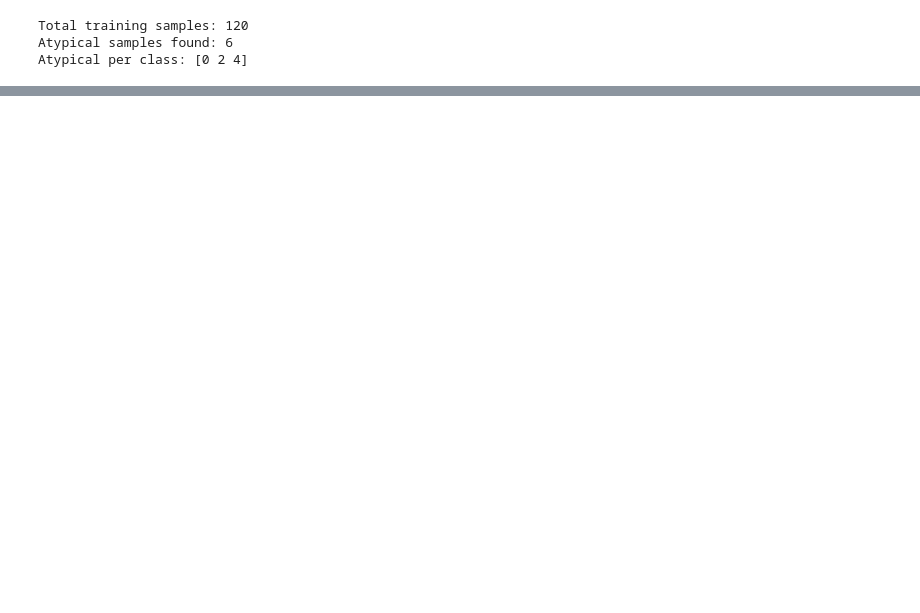
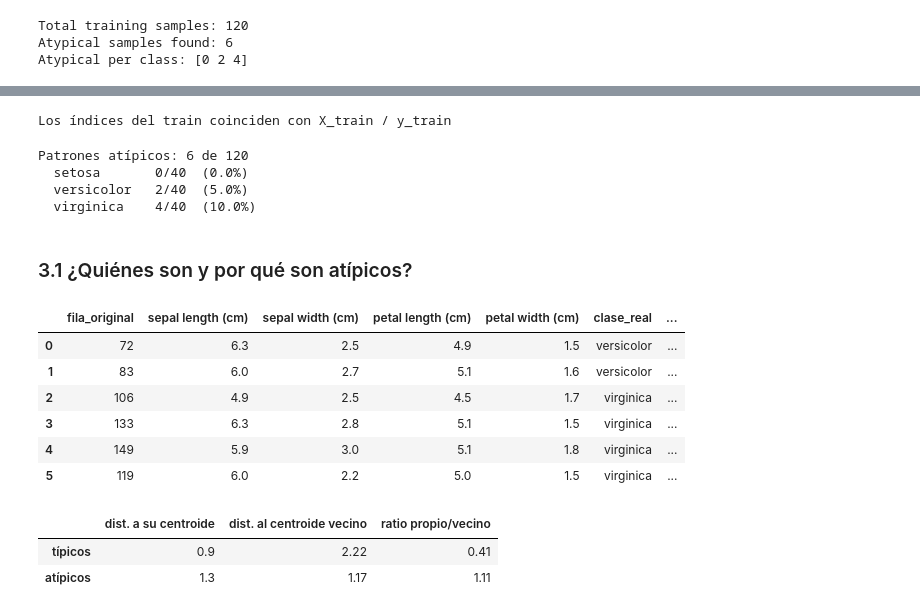
Before and after one commit to dxnielcapi/ml-excercise-, a Jupyter notebook: Homework_Cleaning_Data_Set/wilson-editing-irisplant.ipynb, the cells around one changed output, grey strips where cells are left out. Cells and saved outputs as stored; diff of their text form; code cells hidden in the pictures; blank space fills up the shorter version.

```diff
--- a/Homework_Cleaning_Data_Set/wilson-editing-irisplant.ipynb
+++ b/Homework_Cleaning_Data_Set/wilson-editing-irisplant.ipynb
@@ -139,0 +142,78 @@ Atypical per class: [0 2 4]
+# %%
+# Recuperamos los índices originales del conjunto de entrenamiento
+idx_all = np.arange(len(df))
+idx_train, idx_test = train_test_split(
+    idx_all, test_size=0.2, stratify=y, random_state=42
+)
+
+# Verificación: la partición por índices coincide con la de X, y
+assert np.allclose(X[idx_train], X_train) and np.array_equal(y[idx_train], y_train)
+print("Los índices del train coinciden con X_train / y_train")
+# %% [output]
+Los índices del train coinciden con X_train / y_train
+# %%
+def wilson_editing_details(X, y, k=3):
+    """Versión detallada: además de la máscara devuelve el voto de los k vecinos
+    y las etiquetas de esos vecinos, para poder inspeccionar cada patrón atípico."""
+    X, y = np.asarray(X), np.asarray(y)
+    nn = NearestNeighbors(n_neighbors=k).fit(X)
+    _, idx = nn.kneighbors()                      # sin incluirse a sí mismo
+    neighbor_labels = y[idx]
+    votes = np.array([np.bincount(row, minlength=y.max() + 1).argmax()
+                      for row in neighbor_labels])
+    return votes != y, votes, neighbor_labels
+
+
+atypical, votes, neighbor_labels = wilson_editing_details(X_train_scaled, y_train, k=3)
+
+class_names = iris.target_names
+print("Patrones atípicos:", atypical.sum(), "de", len(y_train))
+for c in range(3):
+    n_c = (y_train == c).sum()
+    n_a = ((y_train == c) & atypical).sum()
+    print(f"  {class_names[c]:<12} {n_a}/{n_c}  ({n_a / n_c:.1%})")
+# %% [output]
+Patrones atípicos: 6 de 120
+  setosa       0/40  (0.0%)
+  versicolor   2/40  (5.0%)
+  virginica    4/40  (10.0%)
+# %% [markdown]
+### 3.1 ¿Quiénes son y por qué son atípicos?
+# %%
+report = pd.DataFrame(X_train[atypical], columns=iris.feature_names)
+report.insert(0, "fila_original", idx_train[atypical])
+report["clase_real"] = [class_names[c] for c in y_train[atypical]]
+report["voto_3nn"] = [class_names[c] for c in votes[atypical]]
+report["etiquetas_vecinos"] = ["-".join(class_names[c][:4] for c in row)
+                               for row in neighbor_labels[atypical]]
+
+report = report.sort_values("clase_real").reset_index(drop=True)
+report
+# %% [output]
+|  | fila_original | sepal length (cm) | sepal width (cm) | petal length (cm) | petal width (cm) | clase_real | ... |
+| 0 | 72 | 6.3 | 2.5 | 4.9 | 1.5 | versicolor | ... |
+| 1 | 83 | 6.0 | 2.7 | 5.1 | 1.6 | versicolor | ... |
+| 2 | 106 | 4.9 | 2.5 | 4.5 | 1.7 | virginica | ... |
+| 3 | 133 | 6.3 | 2.8 | 5.1 | 1.5 | virginica | ... |
+| 4 | 149 | 5.9 | 3.0 | 5.1 | 1.8 | virginica | ... |
+| 5 | 119 | 6.0 | 2.2 | 5.0 | 1.5 | virginica | ... |
+# %%
+# ¿Qué tan lejos quedan de su propia clase? (distancia al centroide, en unidades std)
+centroids = np.array([X_train_scaled[y_train == c].mean(axis=0) for c in range(3)])
+
+d_own = np.linalg.norm(X_train_scaled - centroids[y_train], axis=1)
+d_other = np.array([
+    min(np.linalg.norm(x - centroids[c]) for c in range(3) if c != lab)
+    for x, lab in zip(X_train_scaled, y_train)
+])
+
+comparison = pd.DataFrame({
+    "dist. a su centroide": [d_own[~atypical].mean(), d_own[atypical].mean()],
+    "dist. al centroide vecino": [d_other[~atypical].mean(), d_other[atypical].mean()],
+}, index=["típicos", "atípicos"]).round(2)
+comparison["ratio propio/vecino"] = (comparison.iloc[:, 0] / comparison.iloc[:, 1]).round(2)
+comparison
+# %% [output]
+|  | dist. a su centroide | dist. al centroide vecino | ratio propio/vecino |
+| típicos | 0.9 | 2.22 | 0.41 |
+| atípicos | 1.3 | 1.17 | 1.11 |
```
Also changed, not shown: parts of 20 cells of this notebook, 2 other files.
